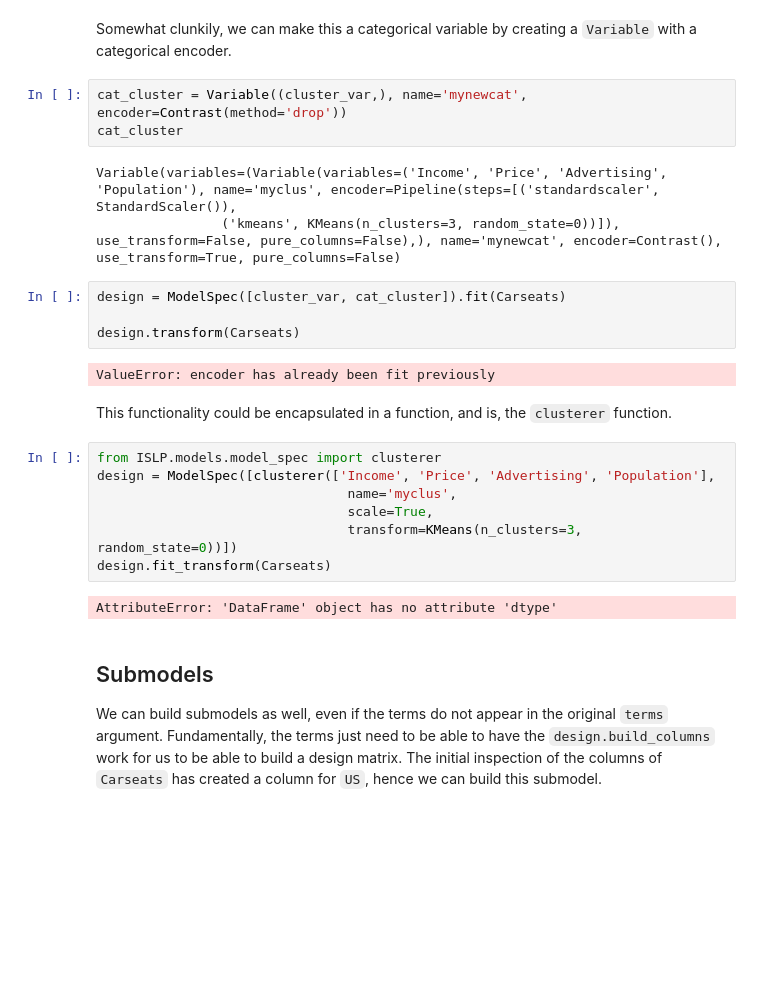
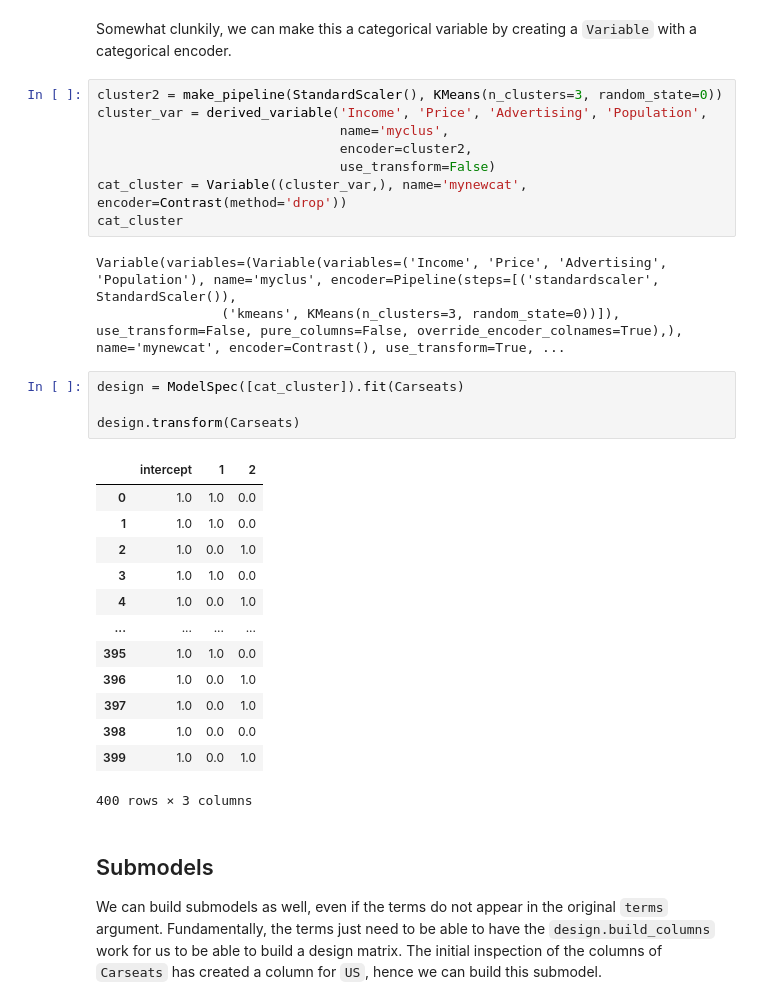
Before and after one commit to jonathan-taylor/ISLP, a Jupyter notebook: docs/notebooks/models/spec.ipynb, the cells around one changed output. Drawn from its saved outputs; the diff is of its cells as text; blank space fills up the shorter version.

Commit message:
BF: make sure contrast gets a column

```diff
--- a/docs/notebooks/models/base.ipynb
+++ b/docs/notebooks/models/spec.ipynb
@@ -828,28 +831,34 @@ design.transform(Carseats)
 Somewhat clunkily, we can make this a categorical variable by creating a `Variable` with a
 categorical encoder.
 # %%
+cluster2 = make_pipeline(StandardScaler(), KMeans(n_clusters=3, random_state=0))
+cluster_var = derived_variable('Income', 'Price', 'Advertising', 'Population',
+                               name='myclus',
+                               encoder=cluster2,
+                               use_transform=False)
 cat_cluster = Variable((cluster_var,), name='mynewcat', encoder=Contrast(method='drop'))
 cat_cluster
 # %% [output]
 Variable(variables=(Variable(variables=('Income', 'Price', 'Advertising', 'Population'), name='myclus', encoder=Pipeline(steps=[('standardscaler', StandardScaler()),
-                ('kmeans', KMeans(n_clusters=3, random_state=0))]), use_transform=False, pure_columns=False),), name='mynewcat', encoder=Contrast(), use_transform=True, pure_columns=False)
+                ('kmeans', KMeans(n_clusters=3, random_state=0))]), use_transform=False, pure_columns=False, override_encoder_colnames=True),), name='mynewcat', encoder=Contrast(), use_transform=True, ...
 # %%
-design = ModelSpec([cluster_var, cat_cluster]).fit(Carseats)
+design = ModelSpec([cat_cluster]).fit(Carseats)
 
 design.transform(Carseats)
 # %% [output]
+|  | intercept | 1 | 2 |
+| 0 | 1.0 | 1.0 | 0.0 |
+| 1 | 1.0 | 1.0 | 0.0 |
+| 2 | 1.0 | 0.0 | 1.0 |
+| 3 | 1.0 | 1.0 | 0.0 |
+| 4 | 1.0 | 0.0 | 1.0 |
+| ... | ... | ... | ... |
+| 395 | 1.0 | 1.0 | 0.0 |
+| 396 | 1.0 | 0.0 | 1.0 |
+| 397 | 1.0 | 0.0 | 1.0 |
+| 398 | 1.0 | 0.0 | 0.0 |
+| 399 | 1.0 | 0.0 | 1.0 |
-ValueError: encoder has already been fit previously
+400 rows × 3 columns
-# %% [markdown]
-This functionality could be encapsulated in a function, and is, the `clusterer` function.
-# %%
-from ISLP.models.model_spec import clusterer
-design = ModelSpec([clusterer(['Income', 'Price', 'Advertising', 'Population'],
-                                name='myclus',
-                                scale=True,
-                                transform=KMeans(n_clusters=3, random_state=0))])
-design.fit_transform(Carseats)
-# %% [output]
-AttributeError: 'DataFrame' object has no attribute 'dtype'
 # %% [markdown]
 ## Submodels
 
```
Also changed, not shown: parts of 24 cells of this notebook, 4 other files.
